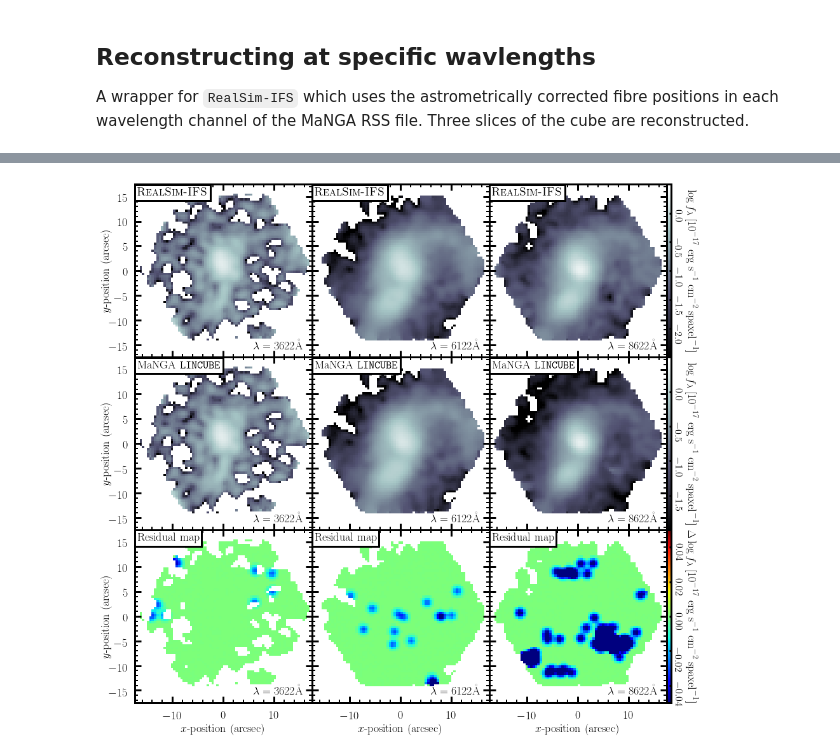
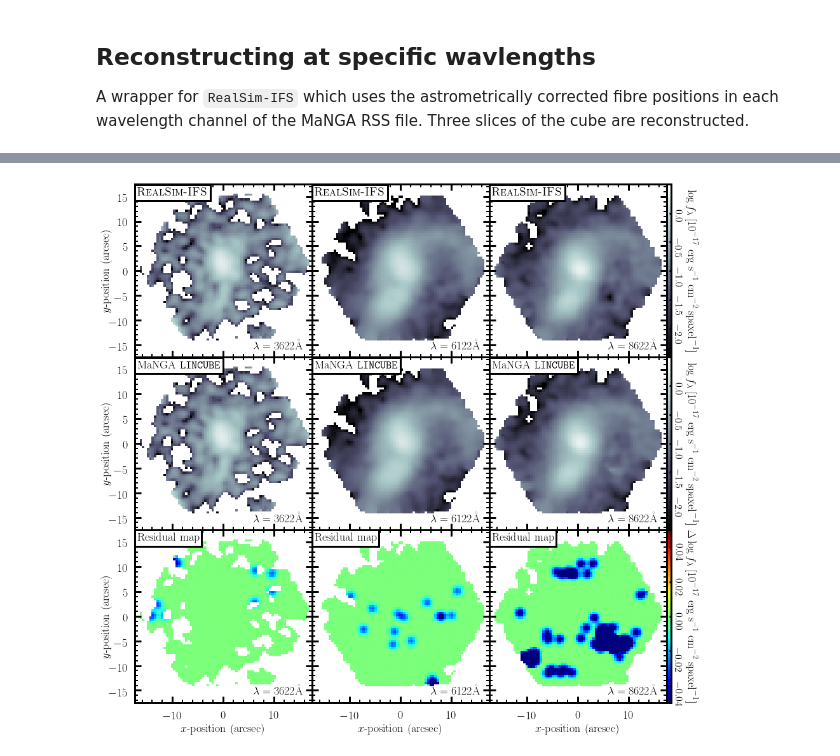
Before and after one commit to cbottrell/RealSim-IFS, a Jupyter notebook: MaNGA_RSS_File_test.ipynb, the cells around one changed output, grey strips where cells are left out. Cells and saved outputs as stored; diff of their text form; code cells hidden in the pictures.

```diff
--- a/MaNGA_RSS_File_test.ipynb
+++ b/MaNGA_RSS_File_test.ipynb
@@ -711,32 +710,32 @@ ax = axarr[4]
 im = ax.imshow(np.log10(lincube[index2]),cmap=cmap,origin='lower',vmin=-2.5,vmax=0.5,extent=(-17.5,17.5,-17.5,17.5),aspect='auto')
 ax.text(0.015,1-0.015,r'MaNGA \texttt{LINCUBE}',fontsize=18,color='black',ha='left',va='top',transform=ax.transAxes,bbox=bbox)
 ax.text(1-0.05,0.03,r'$\lambda={{{:.0f}}}$\AA'.format(lam[index2]),fontsize=18,color='black',ha='right',va='bottom',transform=ax.transAxes,bbox=None)
 
 ax = axarr[7]
 im = ax.imshow(np.log10(out_cube[1])-np.log10(lincube[index2]),cmap='jet',origin='lower',vmin=-0.1,vmax=0.1,extent=(-17.5,17.5,-17.5,17.5),aspect='auto')
 ax.text(0.015,1-0.015,r'Residual map',fontsize=18,color='black',ha='left',va='top',transform=ax.transAxes,bbox=bbox)
 ax.text(1-0.05,0.03,r'$\lambda={{{:.0f}}}$\AA'.format(lam[index2]),fontsize=18,color='black',ha='right',va='bottom',transform=ax.transAxes,bbox=None)
 
 ax = axarr[2]
 im = ax.imshow(np.log10(out_cube[2]),cmap=cmap,origin='lower',vmin=-2.5,vmax=0.5,extent=(-17.5,17.5,-17.5,17.5),aspect='auto')
 ax.text(0.015,1-0.015,r'\textsc{RealSim-IFS}',fontsize=18,color='black',ha='left',va='top',transform=ax.transAxes,bbox=bbox)
 ax.text(1-0.05,0.03,r'$\lambda={{{:.0f}}}$\AA'.format(lam[index3]),fontsize=18,color='black',ha='right',va='bottom',transform=ax.transAxes,bbox=None)
 label = r'$\log f_{\lambda}\; [10^{-17} \; \mathrm{erg} \; \mathrm{s}^{-1} \; \mathrm{cm}^{-2} \; \mathrm{spaxel}^{-1}]$'
 add_colorbar(im,ax,label,colour='black')
 
 ax = axarr[5]
-im = ax.imshow(np.log10(lincube[index3]),cmap=cmap,origin='lower',vmin=-2,vmax=0.5,extent=(-17.5,17.5,-17.5,17.5),aspect='auto')
+im = ax.imshow(np.log10(lincube[index3]),cmap=cmap,origin='lower',vmin=-2.5,vmax=0.5,extent=(-17.5,17.5,-17.5,17.5),aspect='auto')
 ax.text(0.015,1-0.015,r'MaNGA \texttt{LINCUBE}',fontsize=18,color='black',ha='left',va='top',transform=ax.transAxes,bbox=bbox)
 ax.text(1-0.05,0.03,r'$\lambda={{{:.0f}}}$\AA'.format(lam[index3]),fontsize=18,color='black',ha='right',va='bottom',transform=ax.transAxes,bbox=None)
 add_colorbar(im,ax,label,colour='black')
 
 ax = axarr[8]
 im = ax.imshow(np.log10(out_cube[2])-np.log10(lincube[index3]),cmap='jet',origin='lower',vmin=-0.05,vmax=0.05,extent=(-17.5,17.5,-17.5,17.5),aspect='auto')
 ax.text(0.015,1-0.015,r'Residual map',fontsize=18,color='black',ha='left',va='top',transform=ax.transAxes,bbox=bbox)
 ax.text(1-0.05,0.03,r'$\lambda={{{:.0f}}}$\AA'.format(lam[index3]),fontsize=18,color='black',ha='right',va='bottom',transform=ax.transAxes,bbox=None)
 label = r'$\Delta \log f_{\lambda}\; [10^{-17} \; \mathrm{erg} \; \mathrm{s}^{-1} \; \mathrm{cm}^{-2} \; \mathrm{spaxel}^{-1}]$'
 add_colorbar(im,ax,label,colour='black',dropticks=False)
 
 fig.savefig('RSS_Slice_Demo.pdf',bbox_inches='tight')
 # %% [output]
-[figure, old version]
+[figure, new version]
```
Also changed, not shown: parts of 7 cells of this notebook.
